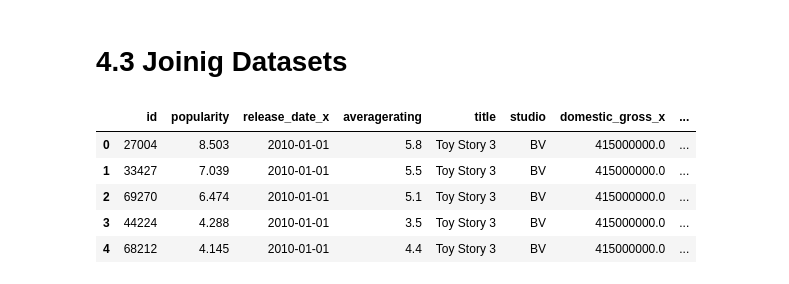
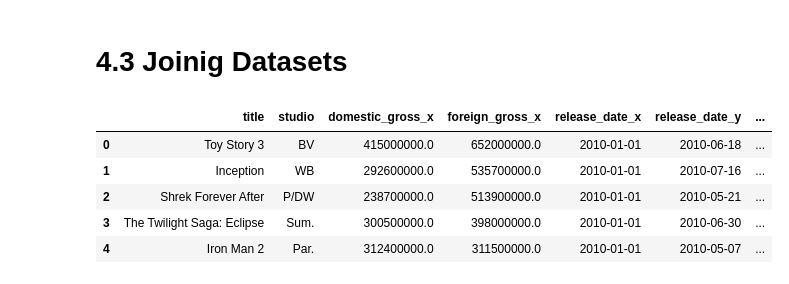
Before and after one commit to Dudimath/Microsoft-Film-Insights, a Jupyter notebook: Data Cleaning.ipynb, the cells around one changed output. Cells and saved outputs as stored; diff of their text form; code cells hidden in the pictures.

```diff
--- a/Data Cleaning.ipynb
+++ b/Data Cleaning.ipynb
@@ -669,6 +658,6 @@ title_ratings.head()
 | 4 | tt1060240 | 6.5 |
 # %%
 # Selecting relevant columns from tmdb_movies
-tmdb_movies = tmdb_movies[['id','popularity','release_date','vote_average']]
+tmdb_movies = tmdb_movies[['id','release_date','title','vote_average']]
 tmdb_movies.head()
 # %% [output]
@@ -900,13 +893,13 @@ memory usage: 102.0+ KB
 # %%
 # Join bom_movie and movie_budget based on release_dates
 
-df_join1 = tmdb_movies.merge(bom_movie, on='release_date', how= 'inner')
-df_final = df_join1.merge(movie_budget, on='title',how = 'inner')
+df_join1 = bom_movie.merge(movie_budget, on='title', how= 'inner')
+df_final = df_join1.merge(tmdb_movies, on='title',how = 'inner')
 df_final.head()
 # %% [output]
-|  | id | popularity | release_date_x | averagerating | title | studio | domestic_gross_x | ... |
-| 0 | 27004 | 8.503 | 2010-01-01 | 5.8 | Toy Story 3 | BV | 415000000.0 | ... |
-| 1 | 33427 | 7.039 | 2010-01-01 | 5.5 | Toy Story 3 | BV | 415000000.0 | ... |
-| 2 | 69270 | 6.474 | 2010-01-01 | 5.1 | Toy Story 3 | BV | 415000000.0 | ... |
-| 3 | 44224 | 4.288 | 2010-01-01 | 3.5 | Toy Story 3 | BV | 415000000.0 | ... |
-| 4 | 68212 | 4.145 | 2010-01-01 | 4.4 | Toy Story 3 | BV | 415000000.0 | ... |
+|  | title | studio | domestic_gross_x | foreign_gross_x | release_date_x | release_date_y | ... |
+| 0 | Toy Story 3 | BV | 415000000.0 | 652000000.0 | 2010-01-01 | 2010-06-18 | ... |
+| 1 | Inception | WB | 292600000.0 | 535700000.0 | 2010-01-01 | 2010-07-16 | ... |
+| 2 | Shrek Forever After | P/DW | 238700000.0 | 513900000.0 | 2010-01-01 | 2010-05-21 | ... |
+| 3 | The Twilight Saga: Eclipse | Sum. | 300500000.0 | 398000000.0 | 2010-01-01 | 2010-06-30 | ... |
+| 4 | Iron Man 2 | Par. | 312400000.0 | 311500000.0 | 2010-01-01 | 2010-05-07 | ... |
```
Also changed, not shown: parts of 18 cells of this notebook.
